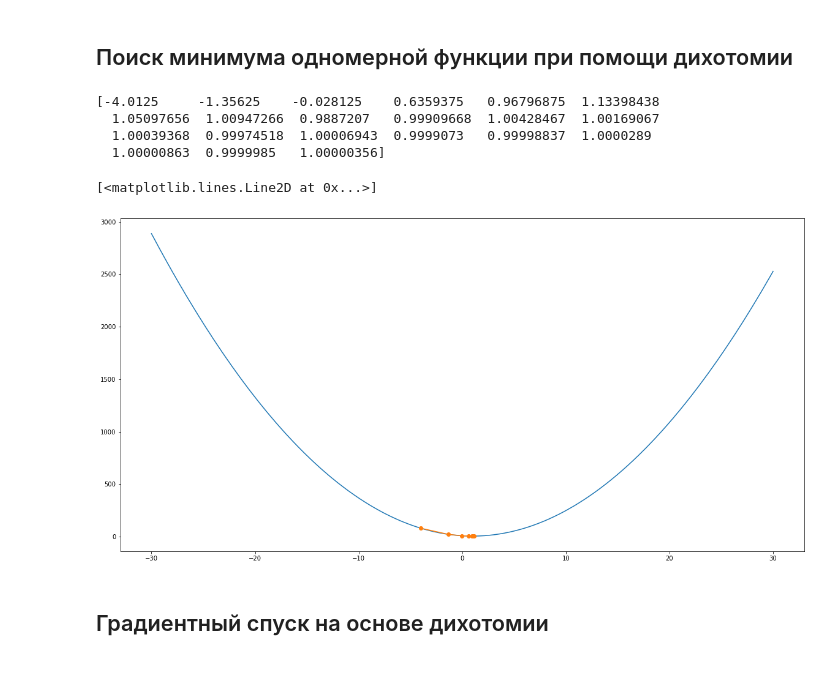
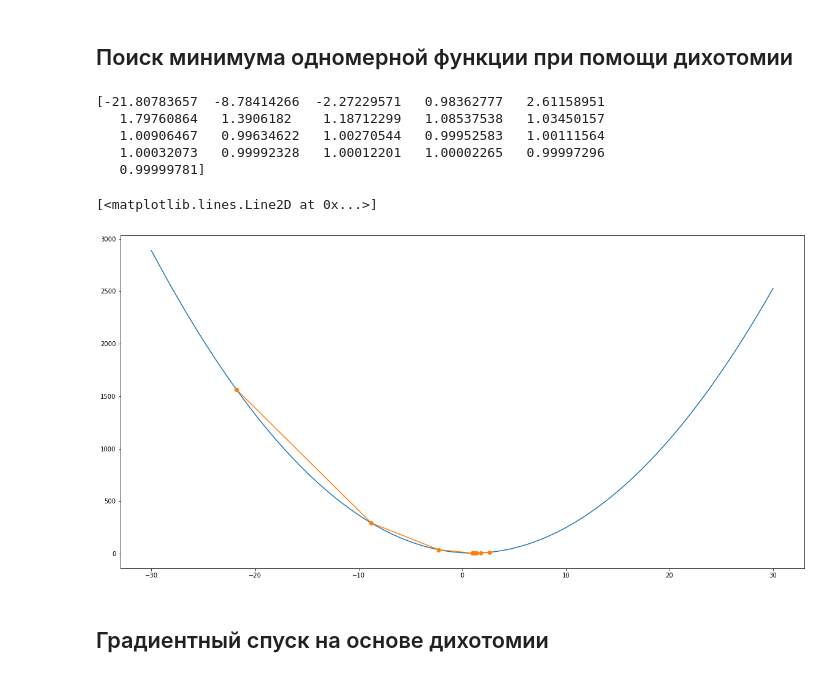
Before and after one commit to enotvtapke/MetOptLab1, a Jupyter notebook: gradient_descent.ipynb, the cells around one changed output. Drawn from its saved outputs; the diff is of its cells as text; code cells hidden in the pictures.

```diff
--- a/gradient_descent.ipynb
+++ b/gradient_descent.ipynb
@@ -108,24 +105,29 @@ plt.contour(X, Y, f(X, Y), levels=sorted([f(p[0], p[1]) for p in points]))
 # %% [markdown]
 ## Поиск минимума одномерной функции при помощи дихотомии
 # %%
+import optimization as opt
+
+def f(x):
+    return 3 * (x[0] - 1) ** 2 + 5
+
 epoch = 20
-x = [-20]
-def f(x):
-    return 3 * (x - 1) ** 2 + 5
+x = [-100]
+
 bounds = opt.find_unimodal_interval(f, x)
 points = opt.dichotomy(f, bounds, max_iter=epoch, log=True)
+
 print(points)
-
 t = np.linspace(-30, 30, 1000)
-plt.plot(t, f(t))
-plt.plot(points, f(points), 'o-')
+plt.plot(t, f([t]))
+plt.plot(points, f([points]) , 'o-')
 # %% [output]
-[-4.0125     -1.35625    -0.028125    0.6359375   0.96796875  1.13398438
-  1.05097656  1.00947266  0.9887207   0.99909668  1.00428467  1.00169067
-  1.00039368  0.99974518  1.00006943  0.9999073   0.99998837  1.0000289
-  1.00000863  0.9999985   1.00000356]
+[-21.80783657  -8.78414266  -2.27229571   0.98362777   2.61158951
+   1.79760864   1.3906182    1.18712299   1.08537538   1.03450157
+   1.00906467   0.99634622   1.00270544   0.99952583   1.00111564
+   1.00032073   0.99992328   1.00012201   1.00002265   0.99997296
+   0.99999781]
 [<matplotlib.lines.Line2D at 0x...>]
-[figure, old version]
+[figure, new version]
 # %% [markdown]
 ## Градиентный спуск на основе дихотомии
 # %%
```
Also changed, not shown: parts of 11 cells of this notebook, 4 other files.
